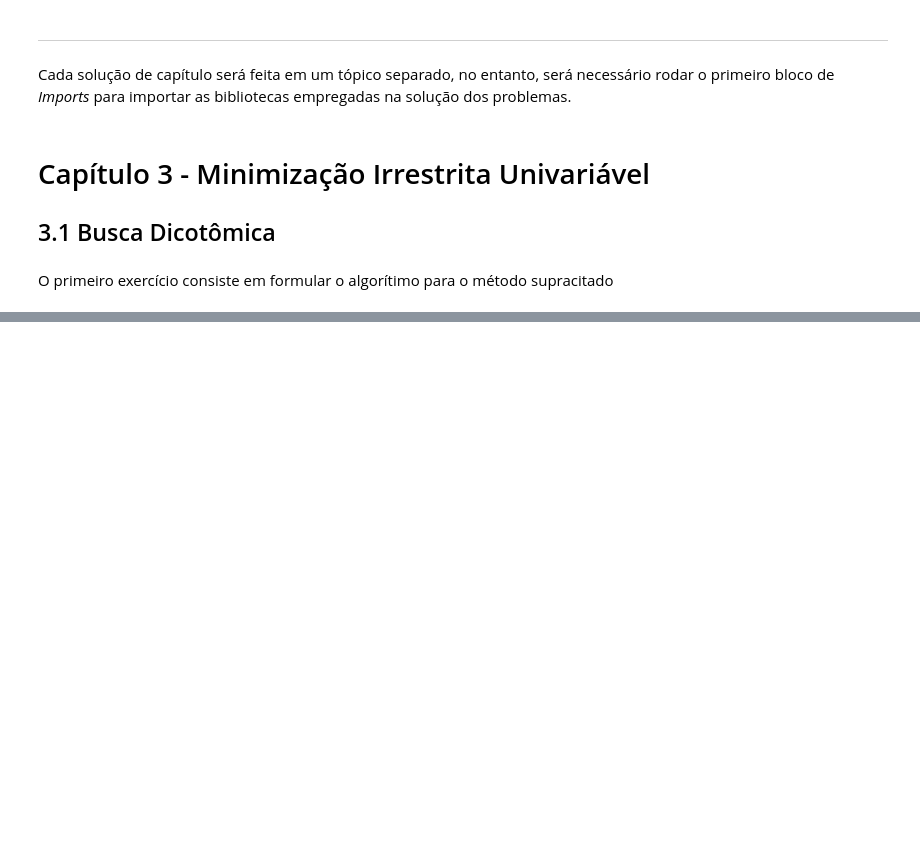
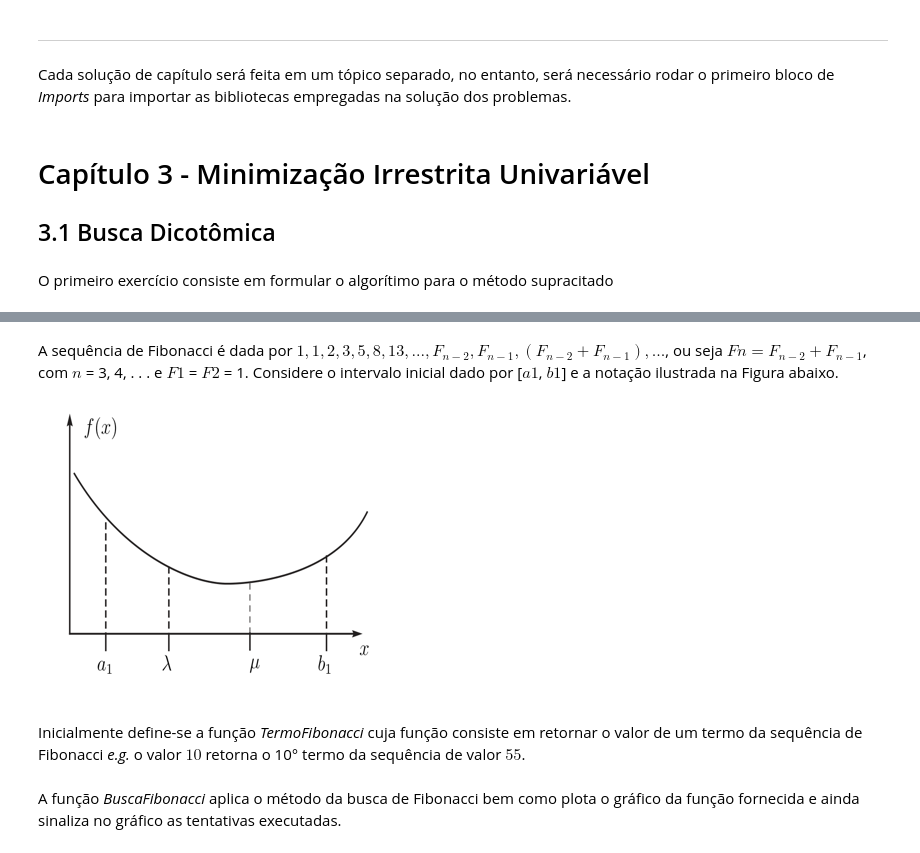
Before and after one commit to afm97/OtimizacaoDeSistemas, a Jupyter notebook: Otimizacao.ipynb, the cells around one changed output, grey strips where cells are left out. Saved outputs shown, nothing was run; the diff lists cells and outputs as text; code cells hidden in the pictures; blank space fills up the shorter version.

```diff
--- a/Otimizacao.ipynb
+++ b/Otimizacao.ipynb
@@ -66,0 +98,8 @@ encontrarMinimo(x1,x2,0.00001)
+# %% [markdown]
+A sequência de Fibonacci é dada por ${1, 1, 2, 3, 5, 8, 13, . . ., F_{n-2}, F_{n-1}, (F_{n-2}+ F_{n-1}), . . .}$, ou seja $Fn = F_{n-2} + F_{n-1}$, com $n$ = 3, 4, . . . e $F1$ = $F2$ = 1. Considere o intervalo inicial dado por [$a1$, $b1$] e a notação ilustrada na Figura abaixo.
+# %%
+Image.open("fib.png").resize((350,300))
+# %% [output]
+[figure, added]
+# %% [markdown]
+Inicialmente define-se a função *TermoFibonacci* cuja função consiste em retornar o valor de um termo da sequência de Fibonacci *e.g.* o valor $10$ retorna o 10° termo da sequência de valor $55$.
@@ -66,0 +123,2 @@ encontrarMinimo(x1,x2,0.00001)
+# %% [markdown]
+A função *BuscaFibonacci* aplica o método da busca de Fibonacci bem como plota o gráfico da função fornecida e ainda sinaliza no gráfico as tentativas executadas.
```
Also changed, not shown: parts of 17 cells of this notebook.
